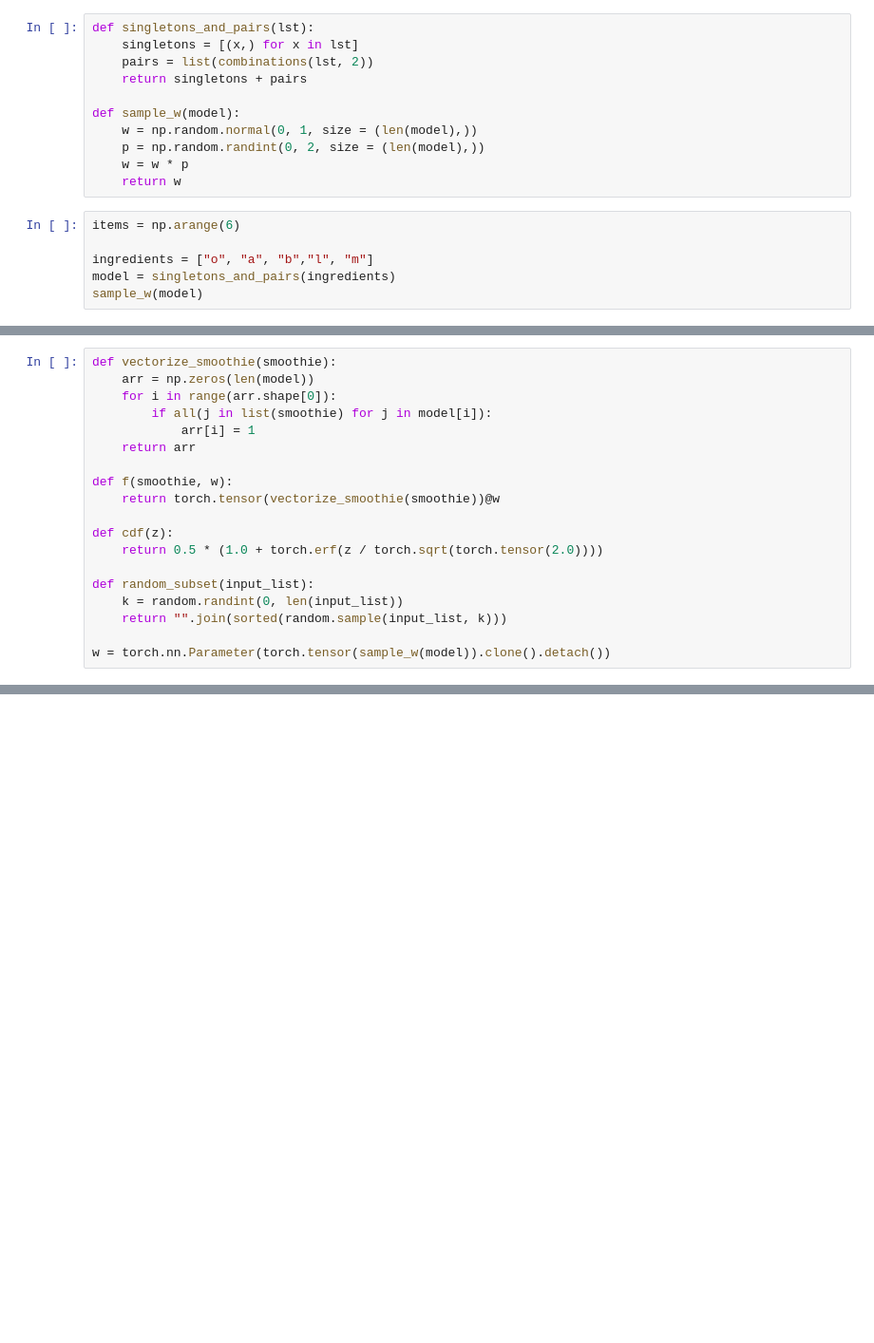
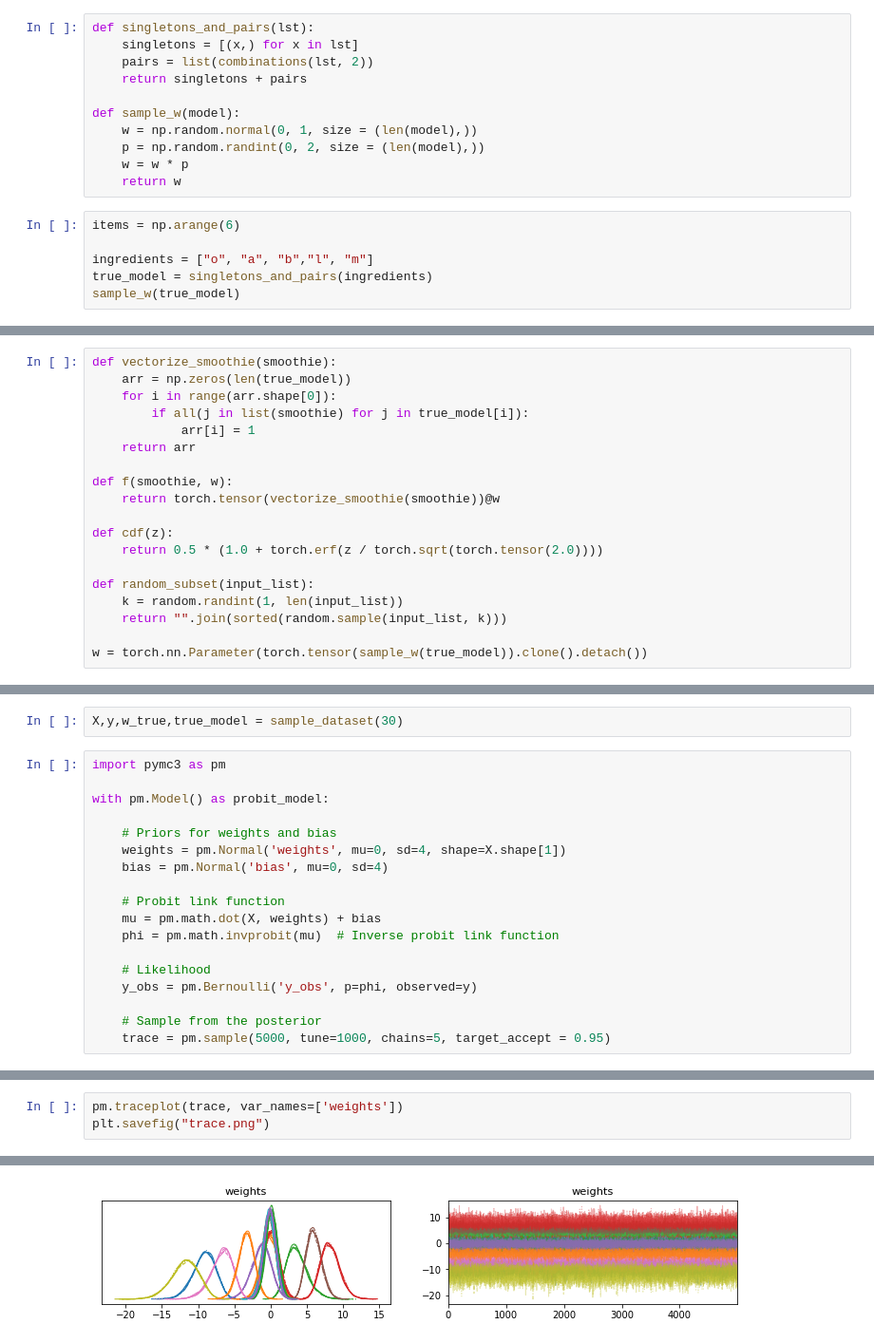
Before and after one commit to ouaguenouni/GaussianProcessesForPreferences, a Jupyter notebook: Untitled.ipynb, the cells around one changed output, grey strips where cells are left out. Shown at 95% size. Drawn from its saved outputs; the diff is of its cells as text; blank space fills up the shorter version.

```diff
--- a/Untitled.ipynb
+++ b/Untitled.ipynb
@@ -39,6 +48,6 @@ def sample_w(model):
 items = np.arange(6)
 
 ingredients = ["o", "a", "b","l", "m"]
-model = singletons_and_pairs(ingredients)
-sample_w(model)
+true_model = singletons_and_pairs(ingredients)
+sample_w(true_model)
 # %% [output]
@@ -48,8 +57,8 @@ array([ 1.16509878, -0.57694108,  0.        , -0.        ,  0.        ,
 # %%
 def vectorize_smoothie(smoothie):
-    arr = np.zeros(len(model))
+    arr = np.zeros(len(true_model))
     for i in range(arr.shape[0]):
-        if all(j in list(smoothie) for j in model[i]):
+        if all(j in list(smoothie) for j in true_model[i]):
             arr[i] = 1
     return arr
 
@@ -60,10 +69,10 @@ def cdf(z):
     return 0.5 * (1.0 + torch.erf(z / torch.sqrt(torch.tensor(2.0))))
 
 def random_subset(input_list):
-    k = random.randint(0, len(input_list))
+    k = random.randint(1, len(input_list))
     return "".join(sorted(random.sample(input_list, k)))
 
-w = torch.nn.Parameter(torch.tensor(sample_w(model)).clone().detach())
+w = torch.nn.Parameter(torch.tensor(sample_w(true_model)).clone().detach())
 # %%
 cdf(f("oab", w) - f("ao", w))
 # %% [output]
@@ -77,0 +395,20 @@ def sample_dataset(model):
+# %%
+X,y,w_true,true_model = sample_dataset(30)
+# %%
+import pymc3 as pm
+
+with pm.Model() as probit_model:
+
+    # Priors for weights and bias
+    weights = pm.Normal('weights', mu=0, sd=4, shape=X.shape[1])
+    bias = pm.Normal('bias', mu=0, sd=4)
+
+    # Probit link function
+    mu = pm.math.dot(X, weights) + bias
+    phi = pm.math.invprobit(mu)  # Inverse probit link function
+
+    # Likelihood
+    y_obs = pm.Bernoulli('y_obs', p=phi, observed=y)
+
+    # Sample from the posterior
+    trace = pm.sample(5000, tune=1000, chains=5, target_accept = 0.95)
@@ -77,0 +428,4 @@ def sample_dataset(model):
+# %%
+pm.traceplot(trace, var_names=['weights'])
+plt.savefig("trace.png")
+# %% [output]
@@ -77,0 +434 @@ def sample_dataset(model):
+[figure, added]
```
Also changed, not shown: parts of 32 cells of this notebook, 2 other files.
